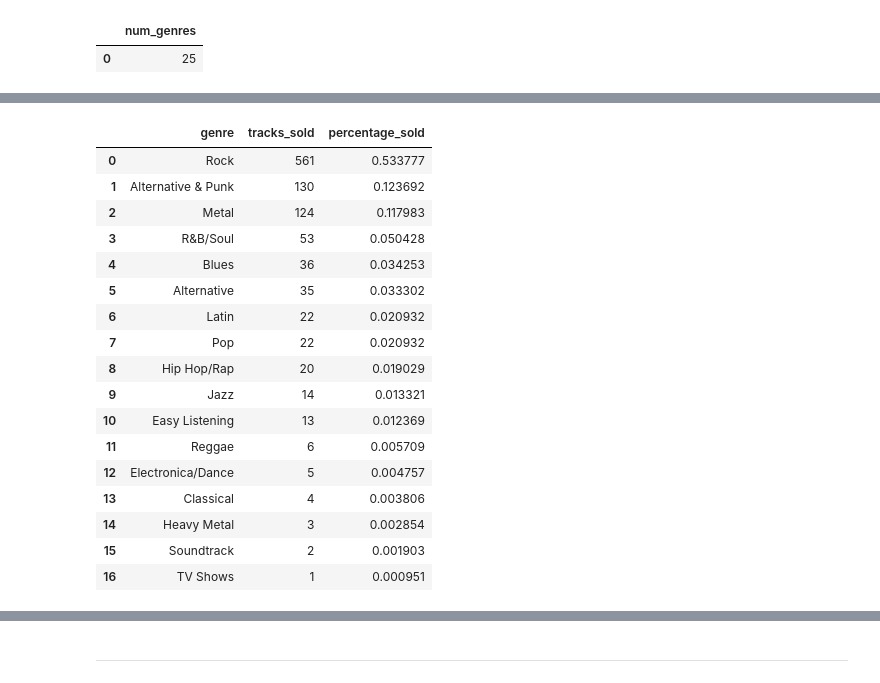
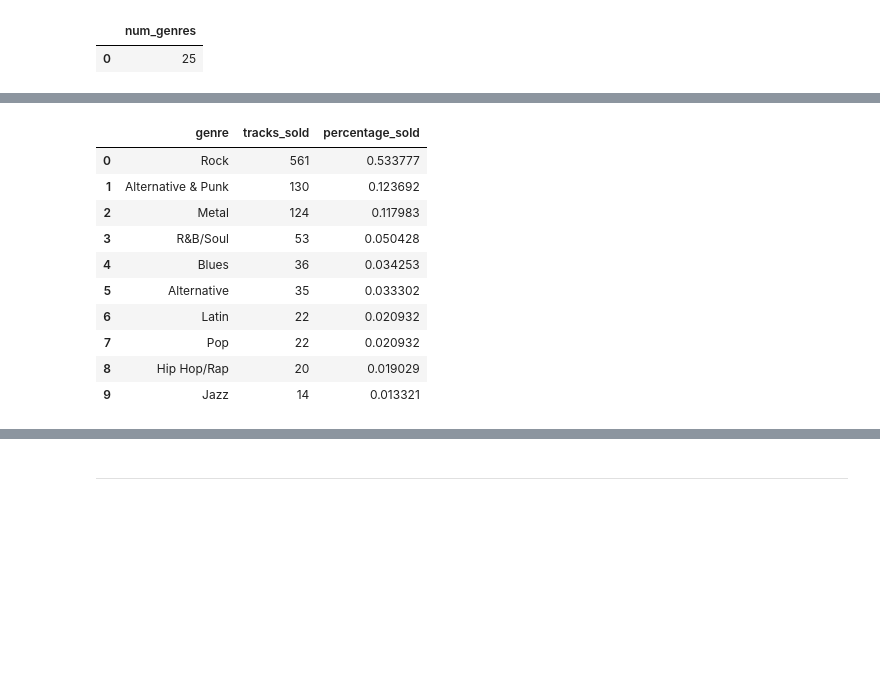
Before and after one commit to johannesgiorgis/dataquest, a Jupyter notebook: data_science_path/project12_answering_business_questions_using_sql/project12_answering_business_questions_using_sql.ipynb, the cells around one changed output, grey strips where cells are left out. Saved outputs shown, nothing was run; the diff lists cells and outputs as text; code cells hidden in the pictures; blank space fills up the shorter version.

```diff
--- a/data_science_path/project12_answering_business_questions_using_sql/project12_answering_business_questions_using_sql.ipynb
+++ b/data_science_path/project12_answering_business_questions_using_sql/project12_answering_business_questions_using_sql.ipynb
@@ -213,46 +149,38 @@ genre_sales_usa.head(100)
 # %%
-# correct answer
+# query
 albums_to_purchase = '''
 WITH
     usa_tracks_sold AS
         (
-            SELECT il.*
-            FROM invoice_line il
-            INNER JOIN invoice i ON il.invoice_id = i.invoice_id
-            INNER JOIN customer c ON i.customer_id = c.customer_id
-            WHERE c.country = 'USA'
+        SELECT il.*
+        FROM invoice_line il
+        INNER JOIN invoice i ON il.invoice_id = i.invoice_id
+        INNER JOIN customer c ON i.customer_id = c.customer_id
+        WHERE c.country = 'USA'
         )
 
 SELECT
     g.name genre,
     COUNT(uts.invoice_line_id) tracks_sold,
-    CAST(COUNT(uts.invoice_line_id) AS FLOAT) / (
-        SELECT COUNT(*) FROM usa_tracks_sold
-    ) percentage_sold
+    (CAST(COUNT(uts.invoice_line_id) AS FLOAT) /
+        (SELECT COUNT(*) FROM usa_tracks_sold)) percentage_sold
 FROM usa_tracks_sold uts
-INNER JOIN track t ON t.track_id = uts.track_id
-INNER JOIN genre g ON g.genre_id = t.genre_id
-GROUP BY 1
-ORDER BY 2 DESC
-LIMIT 30;
+INNER JOIN track t ON uts.track_id = t.track_id
+INNER JOIN genre g ON t.genre_id = g.genre_id
+GROUP BY genre
+ORDER BY tracks_sold DESC
+LIMIT 10
 '''
 run_query(albums_to_purchase)
 # %% [output]
 |  | genre | tracks_sold | percentage_sold |
 | 0 | Rock | 561 | 0.533777 |
 | 1 | Alternative & Punk | 130 | 0.123692 |
 | 2 | Metal | 124 | 0.117983 |
 | 3 | R&B/Soul | 53 | 0.050428 |
 | 4 | Blues | 36 | 0.034253 |
 | 5 | Alternative | 35 | 0.033302 |
 | 6 | Latin | 22 | 0.020932 |
 | 7 | Pop | 22 | 0.020932 |
 | 8 | Hip Hop/Rap | 20 | 0.019029 |
 | 9 | Jazz | 14 | 0.013321 |
-| 10 | Easy Listening | 13 | 0.012369 |
-| 11 | Reggae | 6 | 0.005709 |
-| 12 | Electronica/Dance | 5 | 0.004757 |
-| 13 | Classical | 4 | 0.003806 |
-| 14 | Heavy Metal | 3 | 0.002854 |
-| 15 | Soundtrack | 2 | 0.001903 |
-| 16 | TV Shows | 1 | 0.000951 |
```
Also changed, not shown: parts of 31 cells of this notebook.
